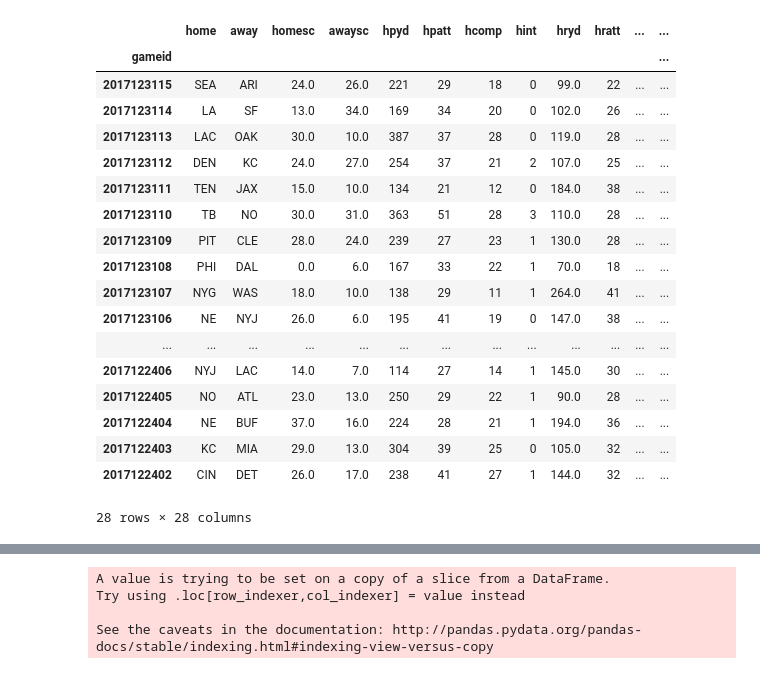
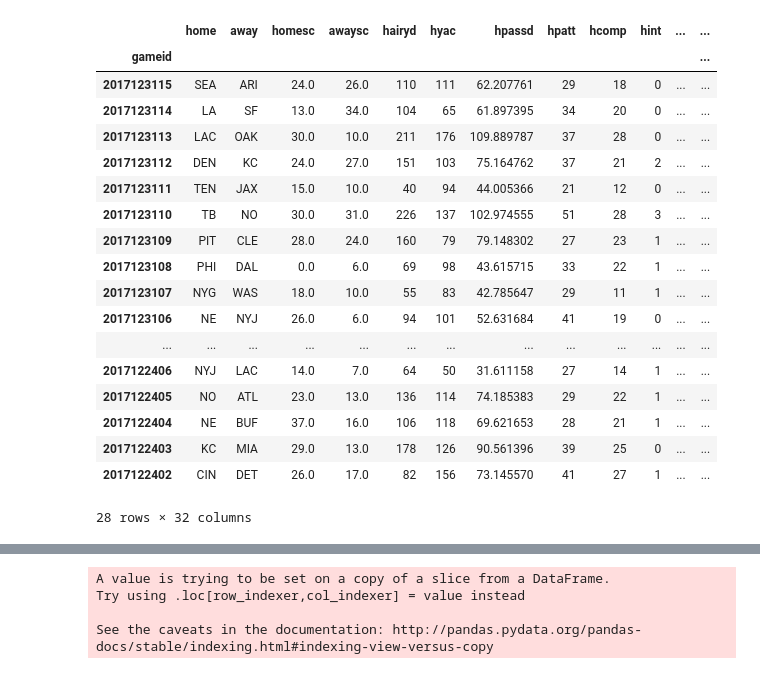
Before and after one commit to tylerursuy/NFL_Project, a Jupyter notebook: wrangling.ipynb, the cells around one changed output, grey strips where cells are left out. Cells and saved outputs as stored; diff of their text form; code cells hidden in the pictures.

```diff
--- a/wrangling.ipynb
+++ b/wrangling.ipynb
@@ -6,2 +12,2 @@ import math
 # %%
-df = pd.read_csv('nfl.csv', low_memory=False)
+df = pd.read_csv('nfl_refined.csv', low_memory=False)
@@ -139,24 +153,25 @@ for i in range(5000):
                 if df.RecFumbTeam[i] == df.HomeTeam[i]:
                     afumlost[-1] += 1
 # %%
-ot.extend([0]); homesc.extend([0]); awaysc.extend([0])
+#ot.extend([0]); homesc.extend([0]); awaysc.extend([0])
 
-hpassyds = hpassyds[:-1]; hpatts = hpatts[:-1]; hcomp = hcomp[:-1]; hints = hints[:-1]; hrushyds = hrushyds[:-1]
+hairyds = hairyds[:-1]; hyac = hyac[:-1]; aairyds = aairyds[:-1]; ayac = ayac[:-1]
+hpatts = hpatts[:-1]; hcomp = hcomp[:-1]; hints = hints[:-1]; hrushyds = hrushyds[:-1]
 hratts = hratts[:-1]; hsacks = hsacks[:-1]; hsackyds = hsackyds[:-1]; hfums = hfums[:-1]; hfumlost = hfumlost[:-1]
-apassyds = apassyds[:-1]; apatts = apatts[:-1]; acomp = acomp[:-1]; aints = aints[:-1]; arushyds = arushyds[:-1]
+apatts = apatts[:-1]; acomp = acomp[:-1]; aints = aints[:-1]; arushyds = arushyds[:-1]
 aratts = aratts[:-1]; asacks = asacks[:-1]; asackyds = asackyds[:-1]; afums = afums[:-1]; afumlost = afumlost[:-1]
 # %%
 wrangled = pd.DataFrame({'gameid':gameid, 'home':hometm, 'away':awaytm, 'homesc':homesc, 'awaysc':awaysc,
                          'hmhalfsc':hmhalfsc, 'awhalfsc':awhalfsc, 'ot':ot,
-                         'hpyd':hpassyds, 'hpatt':hpatts, 'hcomp':hcomp, 'hypa':hypa, 'hcomppct':hcpct, 'hint':hints,
-                         'hryd':hrushyds, 'hratt':hratts, 'hypr':hypr, 'hsacks':hsacks, 'hsackyds':hsackyds,
+                         'hairyd':hairyds, 'hyac':hyac, 'hpassd':hpassd, 'hpatt':hpatts, 'hcomp':hcomp, 'hcomppct':hcpct, 'hint':hints,
+                         'hryd':hrushyds, 'hrushsd':hrushsd, 'hratt':hratts, 'hsacks':hsacks, 'hsackyds':hsackyds,
                          'hfum':hfums, 'hfuml':hfumlost,
-                         'apyd':apassyds, 'apatt':apatts, 'acomp':acomp, 'aypa':aypa, 'acomppct':acpct, 'aint':aints,
-                         'aryd':arushyds, 'aratt':aratts, 'aypr':aypr, 'asacks':asacks, 'asackyds':asackyds,
+                         'aairyd':aairyds, 'ayac':ayac, 'apassd':apassd, 'apatt':apatts, 'acomp':acomp, 'acomppct':acpct, 'aint':aints,
+                         'aryd':arushyds, 'arushsd':arushsd, 'aratt':aratts, 'asacks':asacks, 'asackyds':asackyds,
                         'afum':afums, 'afuml':afumlost})
 # %%
-htotyds = wrangled[['hpyd','hryd','hsackyds']].transpose().sum()
-atotyds = wrangled[['apyd','aryd','asackyds']].transpose().sum()
+htotyds = wrangled[['hairyd','hyac','hryd','hsackyds']].transpose().sum()
+atotyds = wrangled[['aairyd','ayac','aryd','asackyds']].transpose().sum()
 htos = wrangled[['hint','hfuml']].transpose().sum()
 atos = wrangled[['aint','afuml']].transpose().sum()
 wrangled['htotyds'] = htotyds; wrangled['atotyds'] = atotyds
@@ -166,27 +203,27 @@ wrangled = wrangled.set_index('gameid')
 # %%
 wrangled.head(28).loc[:,['home','away','homesc','awaysc',
-                  'hpyd','hpatt','hcomp','hint','hryd','hratt','hsacks','hsackyds','htotyds','hfum','hfuml','htos',
-                  'apyd','apatt','acomp','aint','aryd','aratt','asacks','asackyds','atotyds','afum','afuml','atos']]
+                  'hairyd','hyac','hpassd','hpatt','hcomp','hint','hryd','hratt','hsacks','hsackyds','htotyds','hfum','hfuml','htos',
+                  'aairyd','ayac','apassd','apatt','acomp','aint','aryd','aratt','asacks','asackyds','atotyds','afum','afuml','atos']]
 # %% [output]
-|  | home | away | homesc | awaysc | hpyd | hpatt | hcomp | hint | hryd | hratt | ... | ... |
+|  | home | away | homesc | awaysc | hairyd | hyac | hpassd | hpatt | hcomp | hint | ... | ... |
 | gameid |  |  |  |  |  |  |  |  |  |  |  | ... |
-| 2017123115 | SEA | ARI | 24.0 | 26.0 | 221 | 29 | 18 | 0 | 99.0 | 22 | ... | ... |
-| 2017123114 | LA | SF | 13.0 | 34.0 | 169 | 34 | 20 | 0 | 102.0 | 26 | ... | ... |
-| 2017123113 | LAC | OAK | 30.0 | 10.0 | 387 | 37 | 28 | 0 | 119.0 | 28 | ... | ... |
-| 2017123112 | DEN | KC | 24.0 | 27.0 | 254 | 37 | 21 | 2 | 107.0 | 25 | ... | ... |
-| 2017123111 | TEN | JAX | 15.0 | 10.0 | 134 | 21 | 12 | 0 | 184.0 | 38 | ... | ... |
-| 2017123110 | TB | NO | 30.0 | 31.0 | 363 | 51 | 28 | 3 | 110.0 | 28 | ... | ... |
-| 2017123109 | PIT | CLE | 28.0 | 24.0 | 239 | 27 | 23 | 1 | 130.0 | 28 | ... | ... |
-| 2017123108 | PHI | DAL | 0.0 | 6.0 | 167 | 33 | 22 | 1 | 70.0 | 18 | ... | ... |
-| 2017123107 | NYG | WAS | 18.0 | 10.0 | 138 | 29 | 11 | 1 | 264.0 | 41 | ... | ... |
-| 2017123106 | NE | NYJ | 26.0 | 6.0 | 195 | 41 | 19 | 0 | 147.0 | 38 | ... | ... |
+| 2017123115 | SEA | ARI | 24.0 | 26.0 | 110 | 111 | 62.207761 | 29 | 18 | 0 | ... | ... |
+| 2017123114 | LA | SF | 13.0 | 34.0 | 104 | 65 | 61.897395 | 34 | 20 | 0 | ... | ... |
+| 2017123113 | LAC | OAK | 30.0 | 10.0 | 211 | 176 | 109.889787 | 37 | 28 | 0 | ... | ... |
+| 2017123112 | DEN | KC | 24.0 | 27.0 | 151 | 103 | 75.164762 | 37 | 21 | 2 | ... | ... |
+| 2017123111 | TEN | JAX | 15.0 | 10.0 | 40 | 94 | 44.005366 | 21 | 12 | 0 | ... | ... |
+| 2017123110 | TB | NO | 30.0 | 31.0 | 226 | 137 | 102.974555 | 51 | 28 | 3 | ... | ... |
+| 2017123109 | PIT | CLE | 28.0 | 24.0 | 160 | 79 | 79.148302 | 27 | 23 | 1 | ... | ... |
+| 2017123108 | PHI | DAL | 0.0 | 6.0 | 69 | 98 | 43.615715 | 33 | 22 | 1 | ... | ... |
+| 2017123107 | NYG | WAS | 18.0 | 10.0 | 55 | 83 | 42.785647 | 29 | 11 | 1 | ... | ... |
+| 2017123106 | NE | NYJ | 26.0 | 6.0 | 94 | 101 | 52.631684 | 41 | 19 | 0 | ... | ... |
 | ... | ... | ... | ... | ... | ... | ... | ... | ... | ... | ... | ... | ... |
-| 2017122406 | NYJ | LAC | 14.0 | 7.0 | 114 | 27 | 14 | 1 | 145.0 | 30 | ... | ... |
-| 2017122405 | NO | ATL | 23.0 | 13.0 | 250 | 29 | 22 | 1 | 90.0 | 28 | ... | ... |
-| 2017122404 | NE | BUF | 37.0 | 16.0 | 224 | 28 | 21 | 1 | 194.0 | 36 | ... | ... |
-| 2017122403 | KC | MIA | 29.0 | 13.0 | 304 | 39 | 25 | 0 | 105.0 | 32 | ... | ... |
-| 2017122402 | CIN | DET | 26.0 | 17.0 | 238 | 41 | 27 | 1 | 144.0 | 32 | ... | ... |
+| 2017122406 | NYJ | LAC | 14.0 | 7.0 | 64 | 50 | 31.611158 | 27 | 14 | 1 | ... | ... |
+| 2017122405 | NO | ATL | 23.0 | 13.0 | 136 | 114 | 74.185383 | 29 | 22 | 1 | ... | ... |
+| 2017122404 | NE | BUF | 37.0 | 16.0 | 106 | 118 | 69.621653 | 28 | 21 | 1 | ... | ... |
+| 2017122403 | KC | MIA | 29.0 | 13.0 | 178 | 126 | 90.561396 | 39 | 25 | 0 | ... | ... |
+| 2017122402 | CIN | DET | 26.0 | 17.0 | 82 | 156 | 73.145570 | 41 | 27 | 1 | ... | ... |
-28 rows × 28 columns
+28 rows × 32 columns
 # %%
 wrangled.to_csv('wrangled.csv')
 # %%
```
Also changed, not shown: parts of 5 cells of this notebook, 3 other files.
